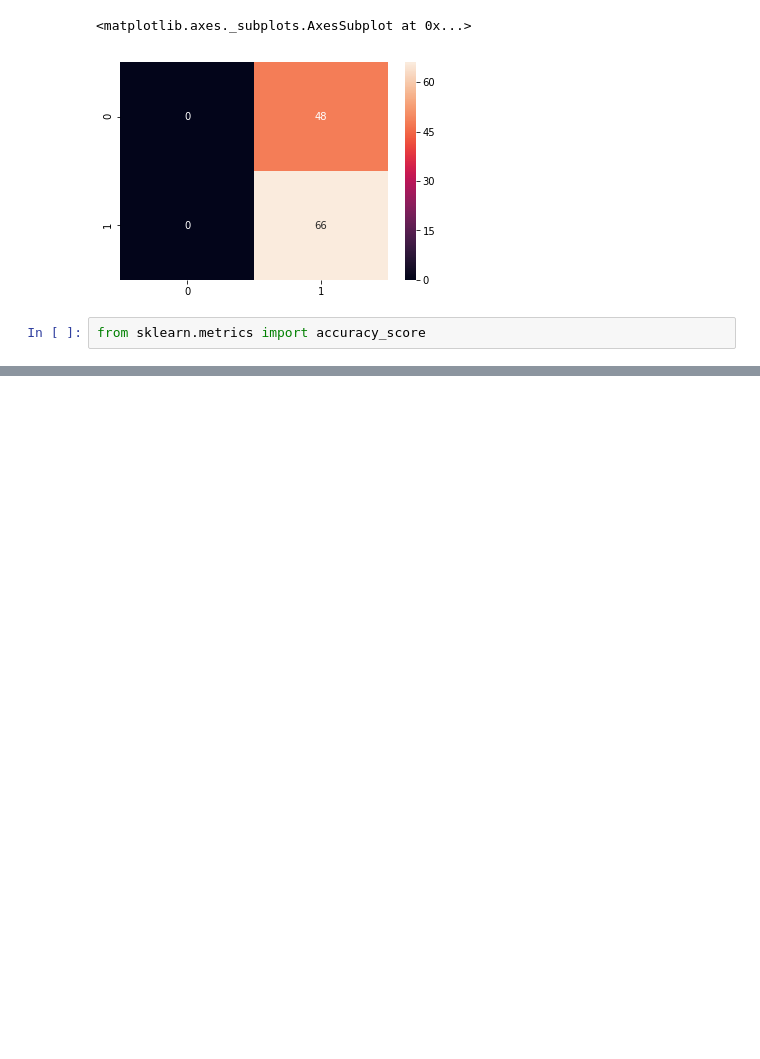
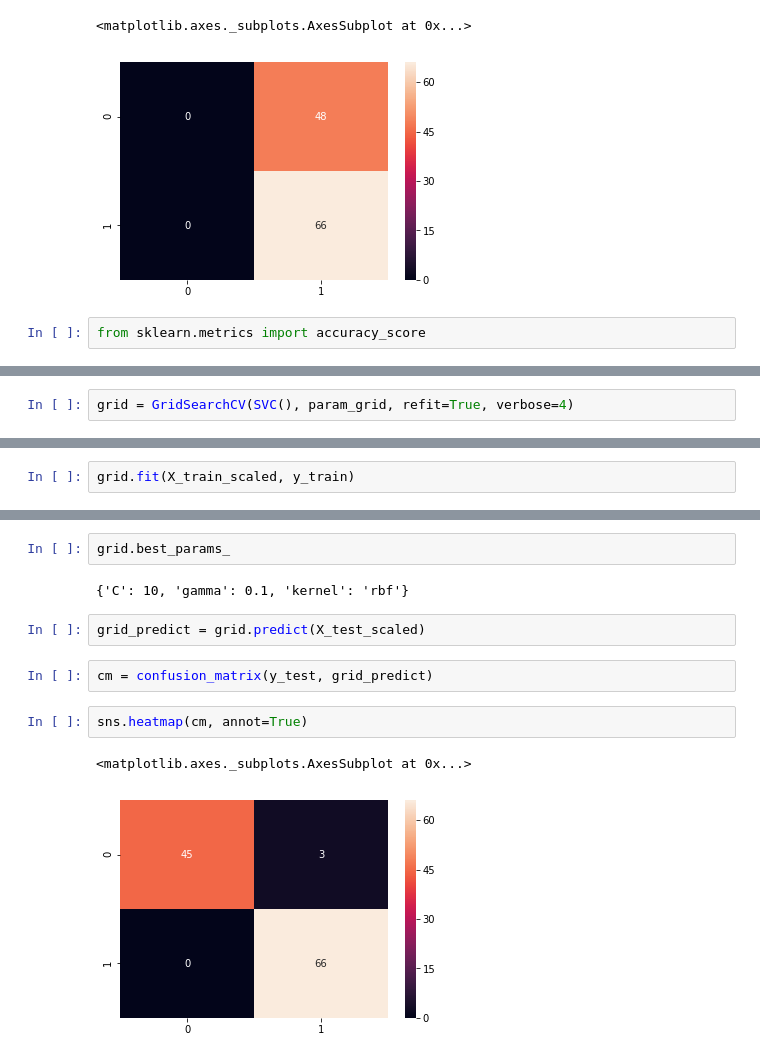
Before and after one commit to RasAghd/SVM, a Jupyter notebook: CancerData.ipynb, the cells around one changed output, grey strips where cells are left out. Cells and saved outputs as stored; diff of their text form; blank space fills up the shorter version.

```diff
--- a/CancerData.ipynb
+++ b/CancerData.ipynb
@@ -309,0 +379,2 @@ accuracy_score(y_test, y_predict)
+# %%
+grid = GridSearchCV(SVC(), param_grid, refit=True, verbose=4)
@@ -309,0 +393,2 @@ accuracy_score(y_test, y_predict)
+# %%
+grid.fit(X_train_scaled, y_train)
@@ -309,0 +444,13 @@ accuracy_score(y_test, y_predict)
+# %%
+grid.best_params_
+# %% [output]
+{'C': 10, 'gamma': 0.1, 'kernel': 'rbf'}
+# %%
+grid_predict = grid.predict(X_test_scaled)
+# %%
+cm = confusion_matrix(y_test, grid_predict)
+# %%
+sns.heatmap(cm, annot=True)
+# %% [output]
+<matplotlib.axes._subplots.AxesSubplot at 0x...>
+[figure, added]
```
Also changed, not shown: parts of 28 cells of this notebook.
